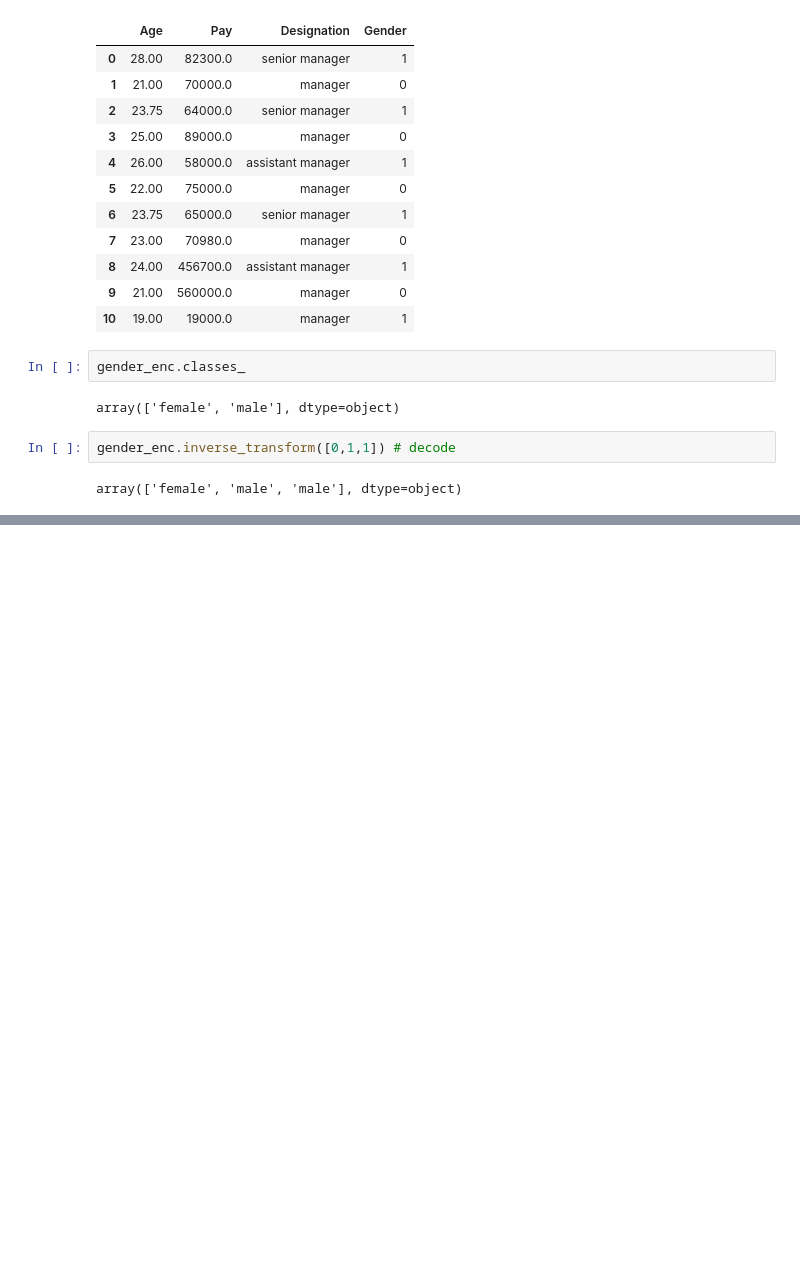
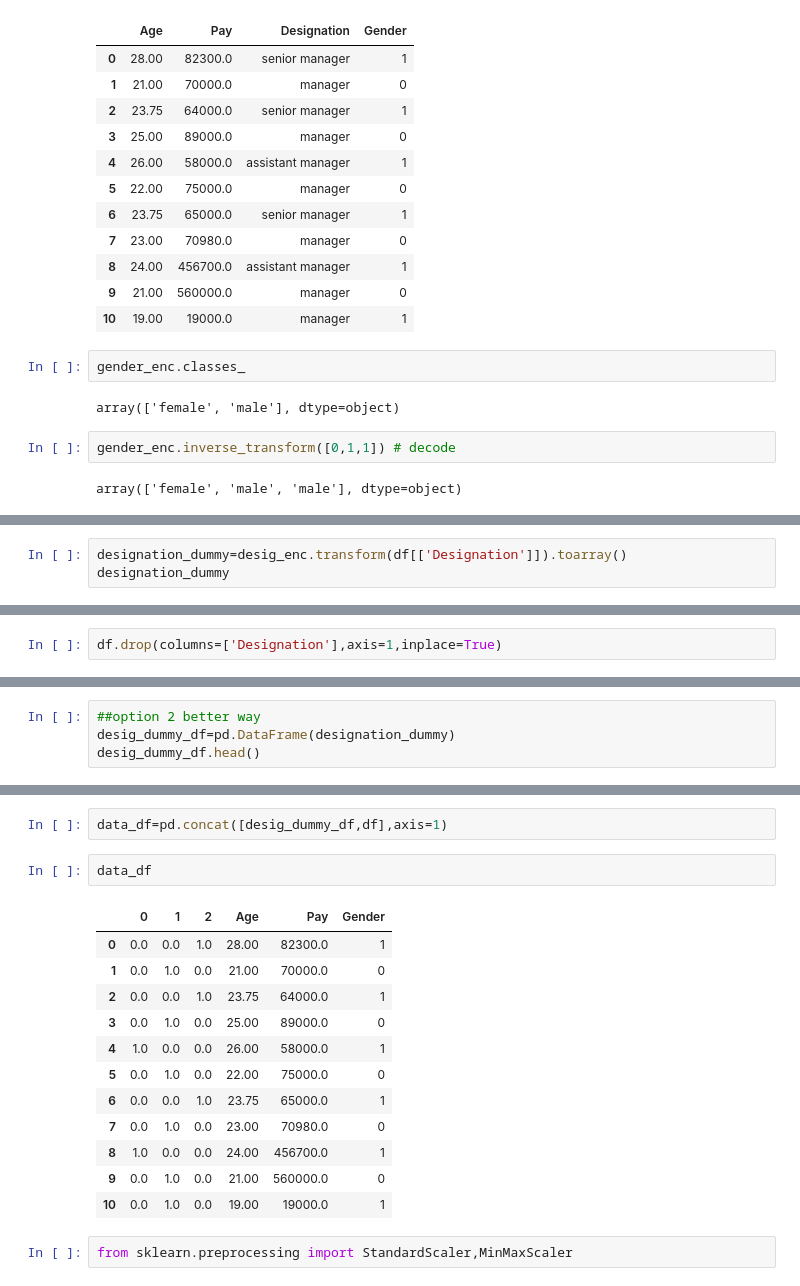
Before and after one commit to kashishjais/Machine-Learning, a Jupyter notebook: preprocessing/example1.ipynb, the cells around one changed output, grey strips where cells are left out. Saved outputs shown, nothing was run; the diff lists cells and outputs as text; blank space fills up the shorter version.

```diff
--- a/preprocessing/example1.ipynb
+++ b/preprocessing/example1.ipynb
@@ -259,0 +267,3 @@ array(['female', 'male', 'male'], dtype=object)
+# %%
+designation_dummy=desig_enc.transform(df[['Designation']]).toarray()
+designation_dummy
@@ -259,0 +282,2 @@ array(['female', 'male', 'male'], dtype=object)
+# %%
+df.drop(columns=['Designation'],axis=1,inplace=True)
@@ -259,0 +291,4 @@ array(['female', 'male', 'male'], dtype=object)
+# %%
+##option 2 better way
+desig_dummy_df=pd.DataFrame(designation_dummy)
+desig_dummy_df.head()
@@ -259,0 +302,19 @@ array(['female', 'male', 'male'], dtype=object)
+# %%
+data_df=pd.concat([desig_dummy_df,df],axis=1)
+# %%
+data_df
+# %% [output]
+|  | 0 | 1 | 2 | Age | Pay | Gender |
+| 0 | 0.0 | 0.0 | 1.0 | 28.00 | 82300.0 | 1 |
+| 1 | 0.0 | 1.0 | 0.0 | 21.00 | 70000.0 | 0 |
+| 2 | 0.0 | 0.0 | 1.0 | 23.75 | 64000.0 | 1 |
+| 3 | 0.0 | 1.0 | 0.0 | 25.00 | 89000.0 | 0 |
+| 4 | 1.0 | 0.0 | 0.0 | 26.00 | 58000.0 | 1 |
+| 5 | 0.0 | 1.0 | 0.0 | 22.00 | 75000.0 | 0 |
+| 6 | 0.0 | 0.0 | 1.0 | 23.75 | 65000.0 | 1 |
+| 7 | 0.0 | 1.0 | 0.0 | 23.00 | 70980.0 | 0 |
+| 8 | 1.0 | 0.0 | 0.0 | 24.00 | 456700.0 | 1 |
+| 9 | 0.0 | 1.0 | 0.0 | 21.00 | 560000.0 | 0 |
+| 10 | 0.0 | 1.0 | 0.0 | 19.00 | 19000.0 | 1 |
+# %%
+from sklearn.preprocessing import StandardScaler,MinMaxScaler
```
Also changed, not shown: parts of 8 cells of this notebook.
